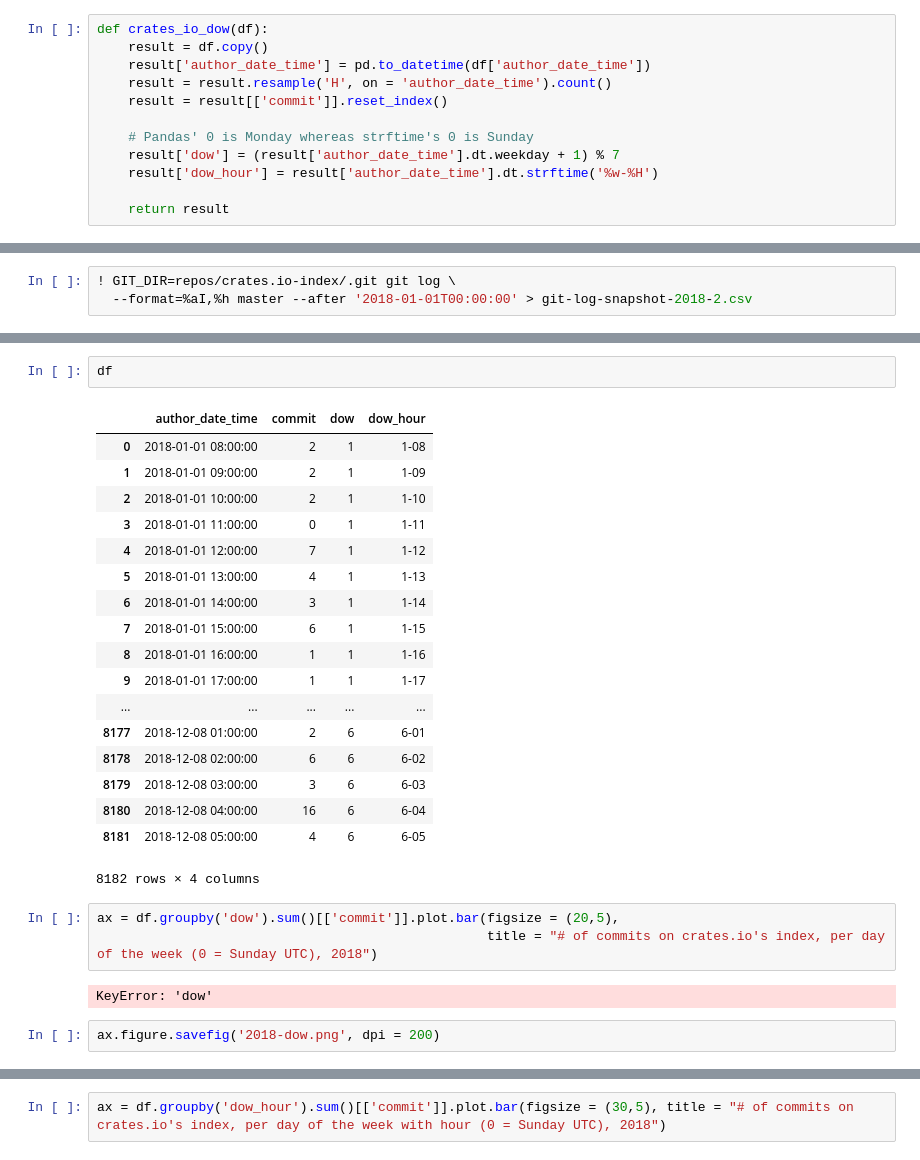
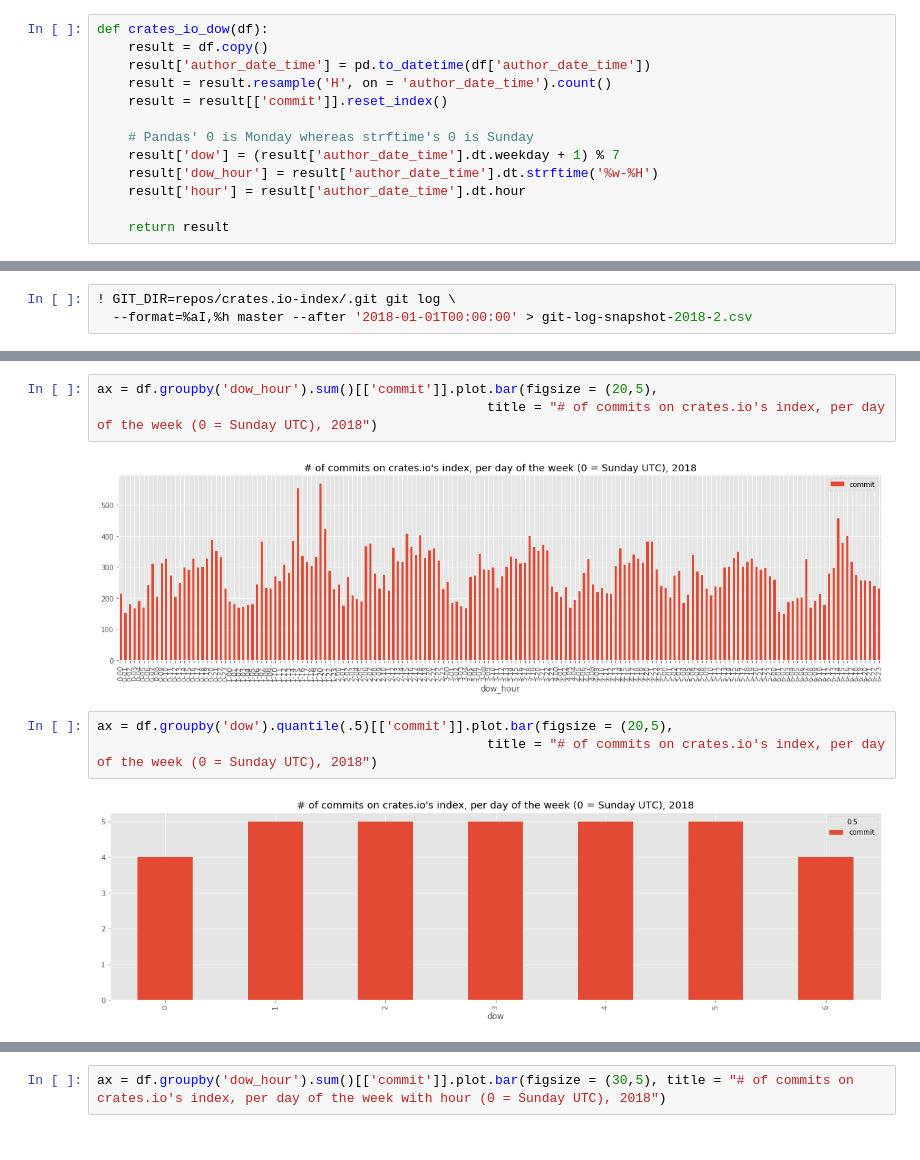
Before and after one commit to kzys/8-p.info, a Jupyter notebook: rustacean-report/crates-io.ipynb, the cells around one changed output, grey strips where cells are left out. Saved outputs shown, nothing was run; the diff lists cells and outputs as text.

Commit message:
Focus on crates.io

```diff
--- a/rustacean-report/crates-io.ipynb
+++ b/rustacean-report/crates-io.ipynb
@@ -89,6 +155,7 @@ def crates_io_dow(df):
     # Pandas' 0 is Monday whereas strftime's 0 is Sunday
     result['dow'] = (result['author_date_time'].dt.weekday + 1) % 7
     result['dow_hour'] = result['author_date_time'].dt.strftime('%w-%H')
+    result['hour'] = result['author_date_time'].dt.hour
 
     return result
 # %%
@@ -124,28 +171,10 @@ df
-# %%
-df
-# %% [output]
-|  | author_date_time | commit | dow | dow_hour |
-| 0 | 2018-01-01 08:00:00 | 2 | 1 | 1-08 |
-| 1 | 2018-01-01 09:00:00 | 2 | 1 | 1-09 |
-| 2 | 2018-01-01 10:00:00 | 2 | 1 | 1-10 |
-| 3 | 2018-01-01 11:00:00 | 0 | 1 | 1-11 |
-| 4 | 2018-01-01 12:00:00 | 7 | 1 | 1-12 |
-| 5 | 2018-01-01 13:00:00 | 4 | 1 | 1-13 |
-| 6 | 2018-01-01 14:00:00 | 3 | 1 | 1-14 |
-| 7 | 2018-01-01 15:00:00 | 6 | 1 | 1-15 |
-| 8 | 2018-01-01 16:00:00 | 1 | 1 | 1-16 |
-| 9 | 2018-01-01 17:00:00 | 1 | 1 | 1-17 |
-| ... | ... | ... | ... | ... |
-| 8177 | 2018-12-08 01:00:00 | 2 | 6 | 6-01 |
-| 8178 | 2018-12-08 02:00:00 | 6 | 6 | 6-02 |
-| 8179 | 2018-12-08 03:00:00 | 3 | 6 | 6-03 |
-| 8180 | 2018-12-08 04:00:00 | 16 | 6 | 6-04 |
-| 8181 | 2018-12-08 05:00:00 | 4 | 6 | 6-05 |
-8182 rows × 4 columns
 # %%
-ax = df.groupby('dow').sum()[['commit']].plot.bar(figsize = (20,5),
+ax = df.groupby('dow_hour').sum()[['commit']].plot.bar(figsize = (20,5),
                                                   title = "# of commits on crates.io's index, per day of the week (0 = Sunday UTC), 2018")
 # %% [output]
-KeyError: 'dow'
+[figure, added]
-# %%
-ax.figure.savefig('2018-dow.png', dpi = 200)
+# %%
+ax = df.groupby('dow').quantile(.5)[['commit']].plot.bar(figsize = (20,5),
+                                                  title = "# of commits on crates.io's index, per day of the week (0 = Sunday UTC), 2018")
+# %% [output]
+[figure, added]
```
Also changed, not shown: parts of 13 cells of this notebook, 4 other files.
